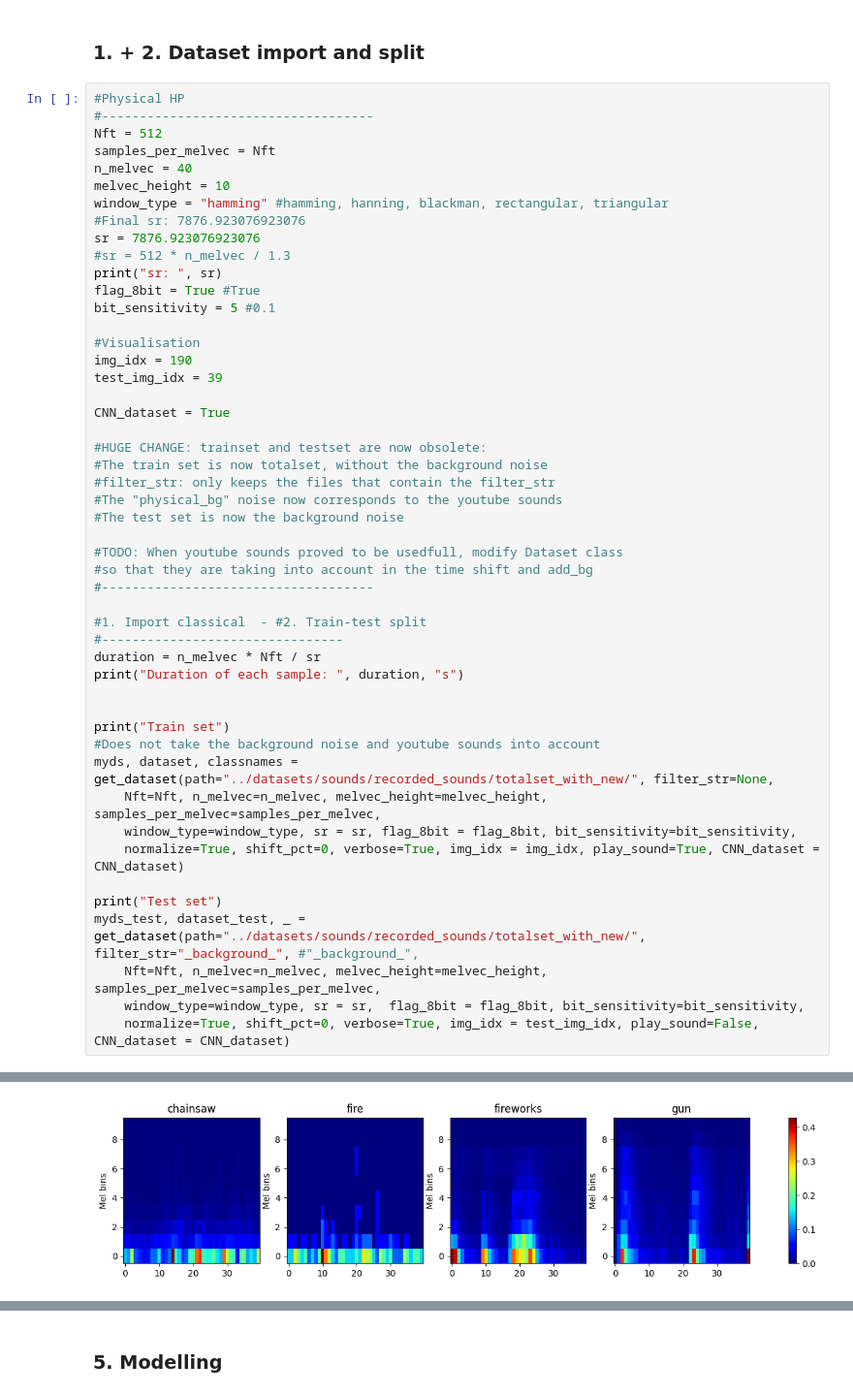
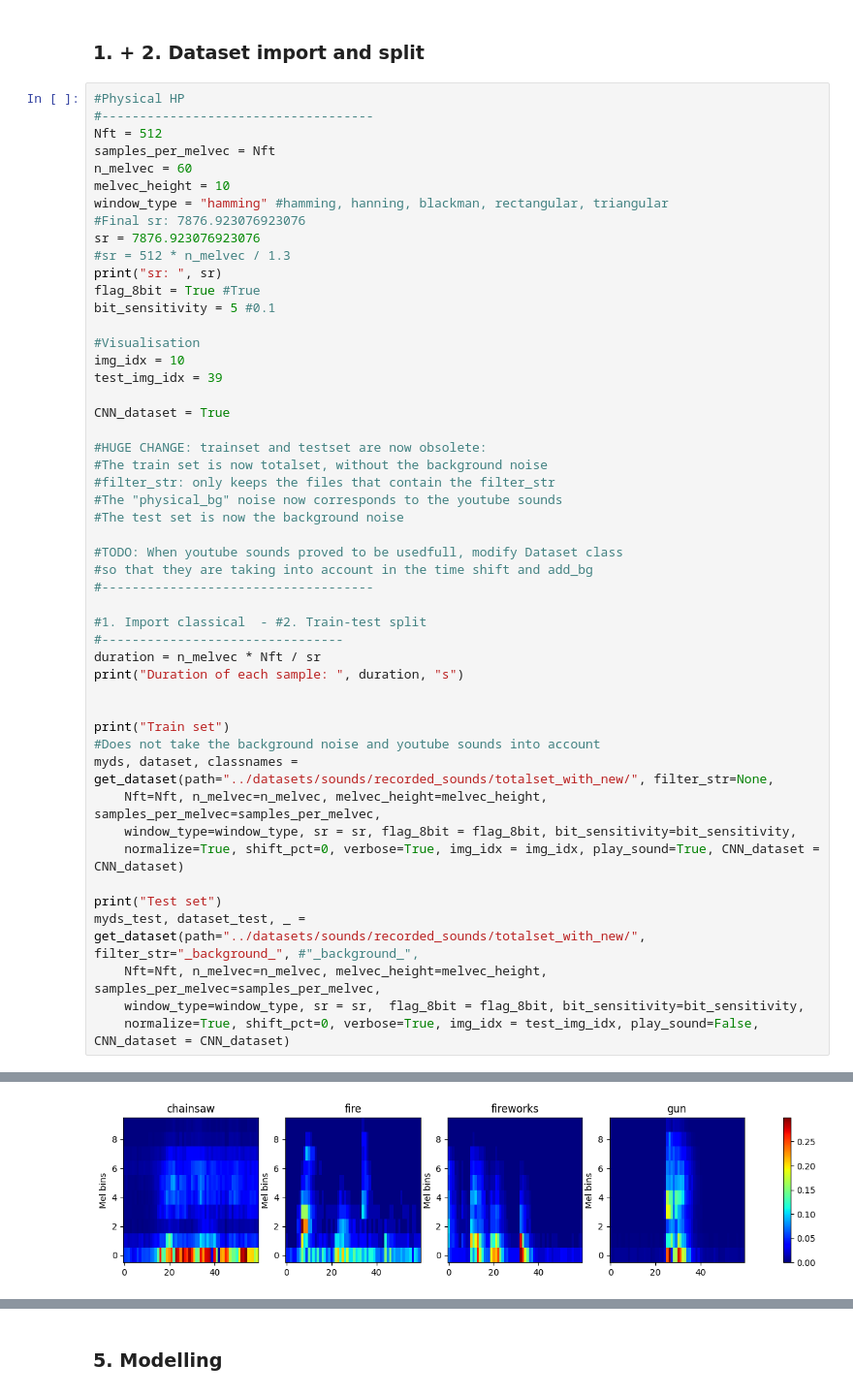
Before and after one commit to Raph480/LELEC210X, a Jupyter notebook: classification/src/classification/Q2/CNN.ipynb, the cells around one changed output, grey strips where cells are left out. Shown: that part at 97% size. Cells and saved outputs as stored; diff of their text form.

```diff
--- a/classification/src/classification/Q2/CNN.ipynb
+++ b/classification/src/classification/Q2/CNN.ipynb
@@ -25,7 +25,7 @@ To enable the following instructions: AVX2 AVX512F AVX512_VNNI FMA, in other ope
 #------------------------------------
 Nft = 512
 samples_per_melvec = Nft
-n_melvec = 40
+n_melvec = 60
 melvec_height = 10
 window_type = "hamming" #hamming, hanning, blackman, rectangular, triangular
 #Final sr: 7876.923076923076
@@ -36,7 +36,7 @@ flag_8bit = True #True
 bit_sensitivity = 5 #0.1
 
 #Visualisation
-img_idx = 190
+img_idx = 10
 test_img_idx = 39
 
 CNN_dataset = True
@@ -75,4 +75,4 @@ Duration of each sample:  2.6 s
 Train set
 Number of elements in each class:  200
 Number of sounds in dataset:  800
-[figure, old version]
+[figure, new version]
```
Also changed, not shown: parts of 7 cells of this notebook, 4 other files.
